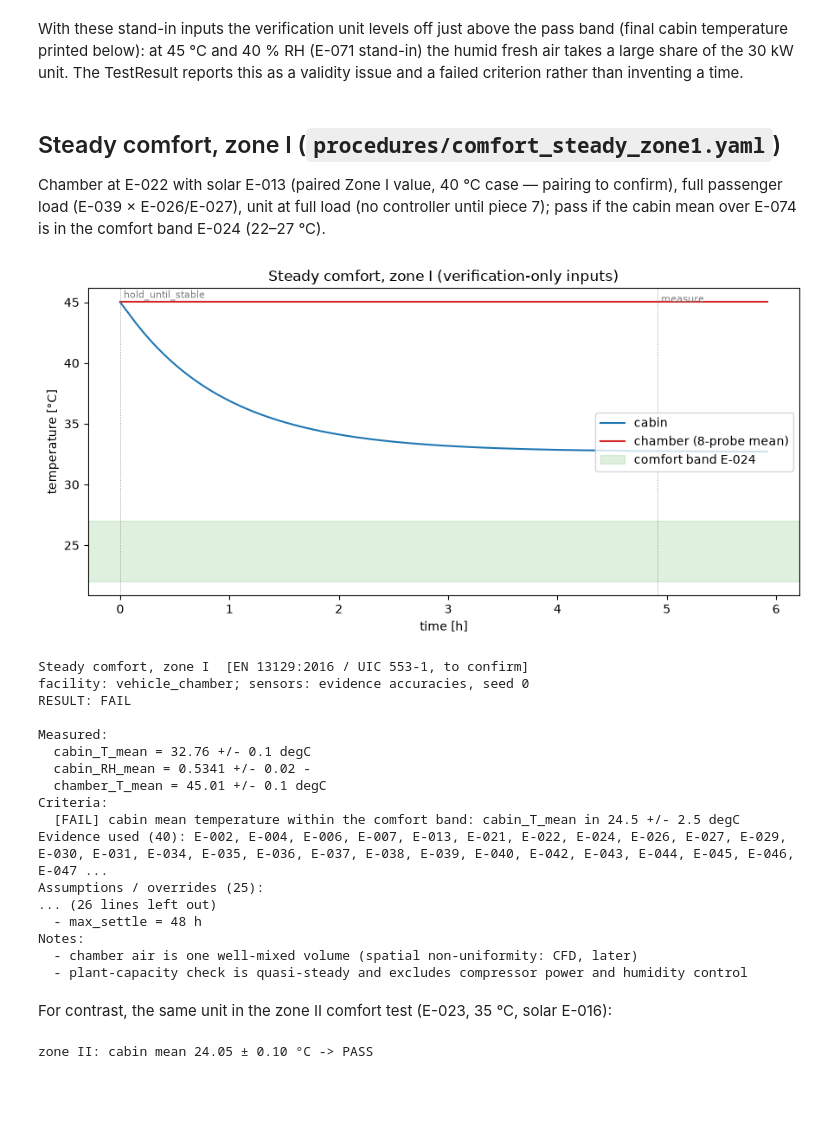
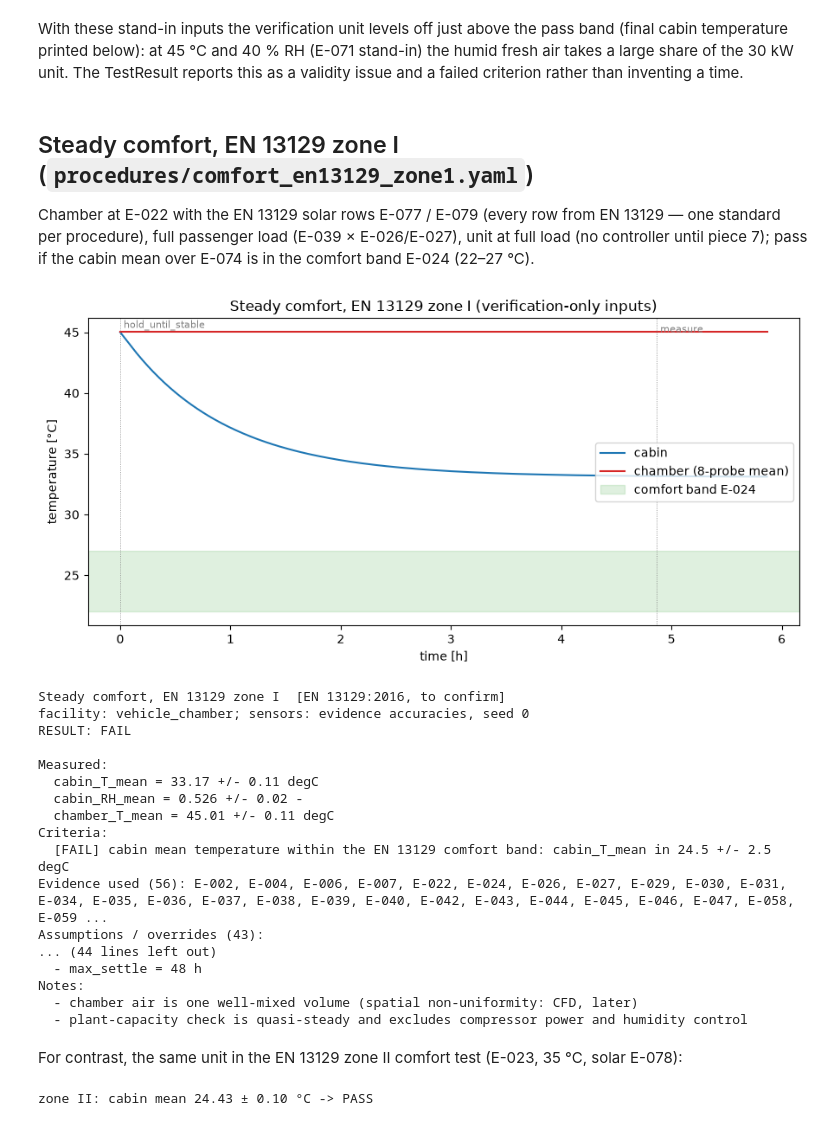
Before and after one commit to testchamber223/railway-unit-testchamber, a Jupyter notebook: docs/piece6_procedures.ipynb, the cells around one changed output. Saved outputs shown, nothing was run; the diff lists cells and outputs as text; code cells hidden in the pictures; blank space fills up the shorter version.

```diff
--- a/docs/piece6_procedures.ipynb
+++ b/docs/piece6_procedures.ipynb
@@ -95,41 +95,41 @@ final cabin temperature: 28.04 degC (band 26..28 degC)
 # %% [markdown]
 With these stand-in inputs the verification unit levels off just above the pass band (final cabin temperature printed below): at 45 °C and 40 % RH (E-071 stand-in) the humid fresh air takes a large share of the 30 kW unit. The TestResult reports this as a validity issue and a failed criterion rather than inventing a time.
 # %% [markdown]
-## Steady comfort, zone I (`procedures/comfort_steady_zone1.yaml`)
+## Steady comfort, EN 13129 zone I (`procedures/comfort_en13129_zone1.yaml`)
 
-Chamber at E-022 with solar E-013 (paired Zone I value, 40 °C case — pairing to confirm), full passenger load (E-039 × E-026/E-027), unit at full load (no controller until piece 7); pass if the cabin mean over E-074 is in the comfort band E-024 (22–27 °C).
+Chamber at E-022 with the EN 13129 solar rows E-077 / E-079 (every row from EN 13129 — one standard per procedure), full passenger load (E-039 × E-026/E-027), unit at full load (no controller until piece 7); pass if the cabin mean over E-074 is in the comfort band E-024 (22–27 °C).
 # %%
-comfort = run_procedure("comfort_steady_zone1", coach=coach, unit_card=card, evidence=reg,
+comfort = run_procedure("comfort_en13129_zone1", coach=coach, unit_card=card, evidence=reg,
                         sensors="evidence", seed=SEED)
 c, t = reg.get("E-024").value, reg.get("E-024").record.tolerance
-plot(comfort, (c - t, c + t), "comfort band E-024", "Steady comfort, zone I (verification-only inputs)")
+plot(comfort, (c - t, c + t), "comfort band E-024", "Steady comfort, EN 13129 zone I (verification-only inputs)")
 print(comfort.summary())
 # %% [output]
-[figure, old version]
+[figure, new version]
-Steady comfort, zone I  [EN 13129:2016 / UIC 553-1, to confirm]
+Steady comfort, EN 13129 zone I  [EN 13129:2016, to confirm]
 facility: vehicle_chamber; sensors: evidence accuracies, seed 0
 RESULT: FAIL
 
 Measured:
-  cabin_T_mean = 32.76 +/- 0.1 degC
-  cabin_RH_mean = 0.5341 +/- 0.02 -
-  chamber_T_mean = 45.01 +/- 0.1 degC
+  cabin_T_mean = 33.17 +/- 0.11 degC
+  cabin_RH_mean = 0.526 +/- 0.02 -
+  chamber_T_mean = 45.01 +/- 0.11 degC
 Criteria:
-  [FAIL] cabin mean temperature within the comfort band: cabin_T_mean in 24.5 +/- 2.5 degC
-Evidence used (40): E-002, E-004, E-006, E-007, E-013, E-021, E-022, E-024, E-026, E-027, E-029, E-030, E-031, E-034, E-035, E-036, E-037, E-038, E-039, E-040, E-042, E-043, E-044, E-045, E-046, E-047 ...
-Assumptions / overrides (25):
-... (26 lines left out)
+  [FAIL] cabin mean temperature within the EN 13129 comfort band: cabin_T_mean in 24.5 +/- 2.5 degC
+Evidence used (56): E-002, E-004, E-006, E-007, E-022, E-024, E-026, E-027, E-029, E-030, E-031, E-034, E-035, E-036, E-037, E-038, E-039, E-040, E-042, E-043, E-044, E-045, E-046, E-047, E-058, E-059 ...
+Assumptions / overrides (43):
+... (44 lines left out)
   - max_settle = 48 h
 Notes:
   - chamber air is one well-mixed volume (spatial non-uniformity: CFD, later)
   - plant-capacity check is quasi-steady and excludes compressor power and humidity control
 # %% [markdown]
-For contrast, the same unit in the zone II comfort test (E-023, 35 °C, solar E-016):
+For contrast, the same unit in the EN 13129 zone II comfort test (E-023, 35 °C, solar E-078):
 # %%
-zone2 = run_procedure("comfort_steady_zone2", coach=coach, unit_card=card, evidence=reg,
+zone2 = run_procedure("comfort_en13129_zone2", coach=coach, unit_card=card, evidence=reg,
                       sensors="evidence", seed=SEED)
 m = zone2.measurements["cabin_T_mean"]
 print(f"zone II: cabin mean {m.value:.2f} ± {m.uncertainty:.2f} °C -> "
       f"{'PASS' if zone2.passed else 'FAIL'}")
 # %% [output]
-zone II: cabin mean 24.05 ± 0.10 °C -> PASS
+zone II: cabin mean 24.43 ± 0.10 °C -> PASS
```
Also changed, not shown: parts of 3 cells of this notebook, 26 other files.
